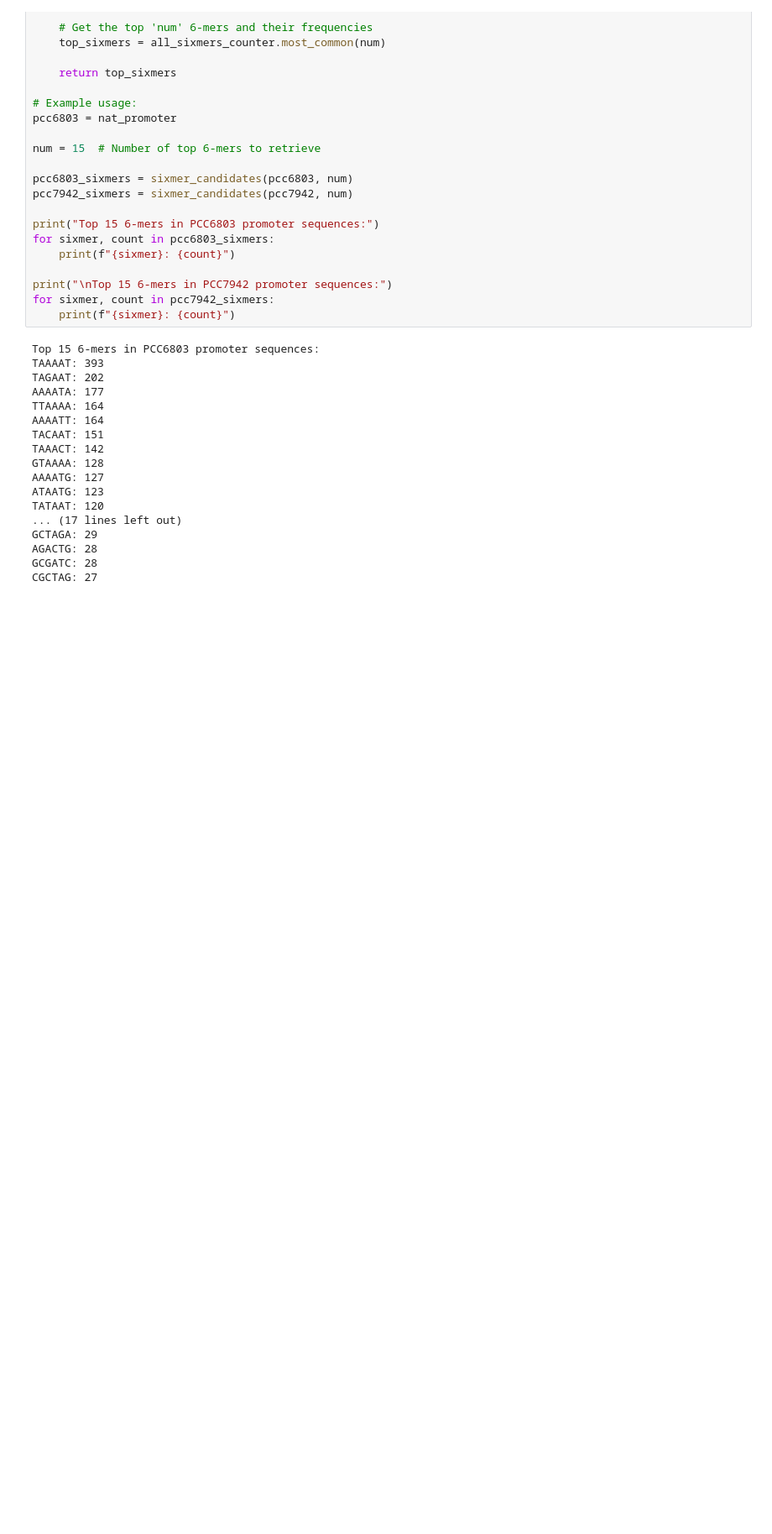
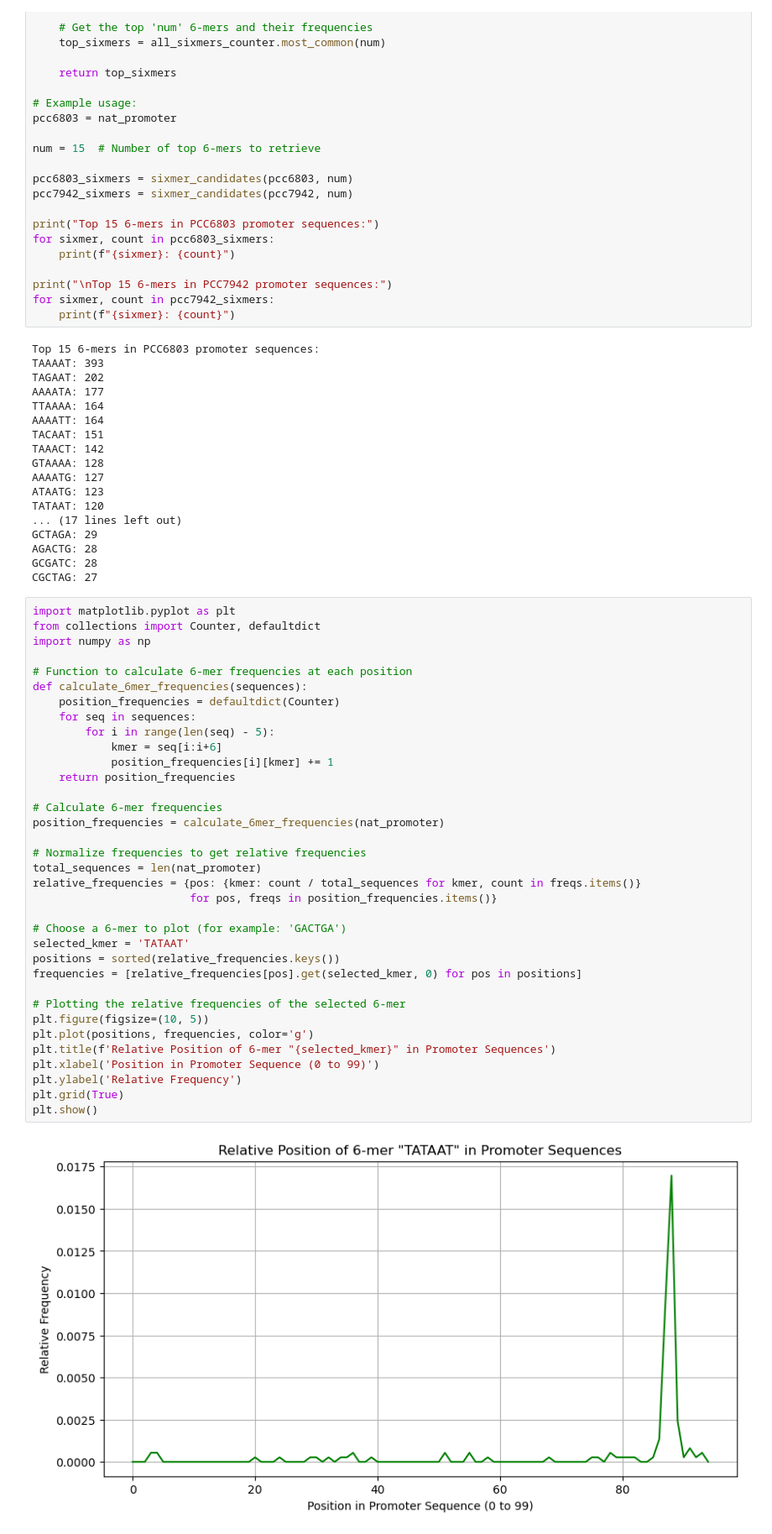
Before and after one commit to foryourjoy/bio-ai-capstone, a Jupyter notebook: PCC6803/3-1. 6-mer frequency.ipynb, the cells around one changed output. Shown at 84% size. Saved outputs shown, nothing was run; the diff lists cells and outputs as text; blank space fills up the shorter version.

```diff
--- a/PCC6803/3-1. 6-mer frequency.ipynb
+++ b/PCC6803/3-1. 6-mer frequency.ipynb
@@ -369,3 +369,40 @@ GCTAGA: 29
 AGACTG: 28
 GCGATC: 28
 CGCTAG: 27
+# %%
+import matplotlib.pyplot as plt
+from collections import Counter, defaultdict
+import numpy as np
+
+# Function to calculate 6-mer frequencies at each position
+def calculate_6mer_frequencies(sequences):
+    position_frequencies = defaultdict(Counter)
+    for seq in sequences:
+        for i in range(len(seq) - 5):
+            kmer = seq[i:i+6]
+            position_frequencies[i][kmer] += 1
+    return position_frequencies
+
+# Calculate 6-mer frequencies
+position_frequencies = calculate_6mer_frequencies(nat_promoter)
+
+# Normalize frequencies to get relative frequencies
+total_sequences = len(nat_promoter)
+relative_frequencies = {pos: {kmer: count / total_sequences for kmer, count in freqs.items()}
+                        for pos, freqs in position_frequencies.items()}
+
+# Choose a 6-mer to plot (for example: 'GACTGA')
+selected_kmer = 'TATAAT'
+positions = sorted(relative_frequencies.keys())
+frequencies = [relative_frequencies[pos].get(selected_kmer, 0) for pos in positions]
+
+# Plotting the relative frequencies of the selected 6-mer
+plt.figure(figsize=(10, 5))
+plt.plot(positions, frequencies, color='g')
+plt.title(f'Relative Position of 6-mer "{selected_kmer}" in Promoter Sequences')
+plt.xlabel('Position in Promoter Sequence (0 to 99)')
+plt.ylabel('Relative Frequency')
+plt.grid(True)
+plt.show()
+# %% [output]
+[figure, added]
```
Also changed, not shown: parts of 3 cells of this notebook, 13 other files.
